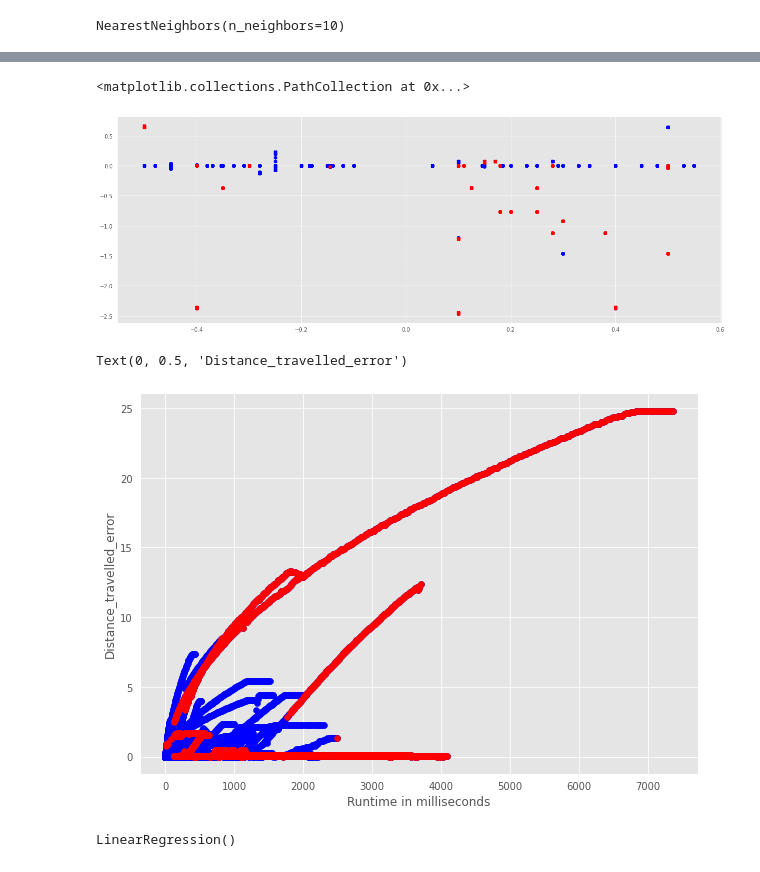
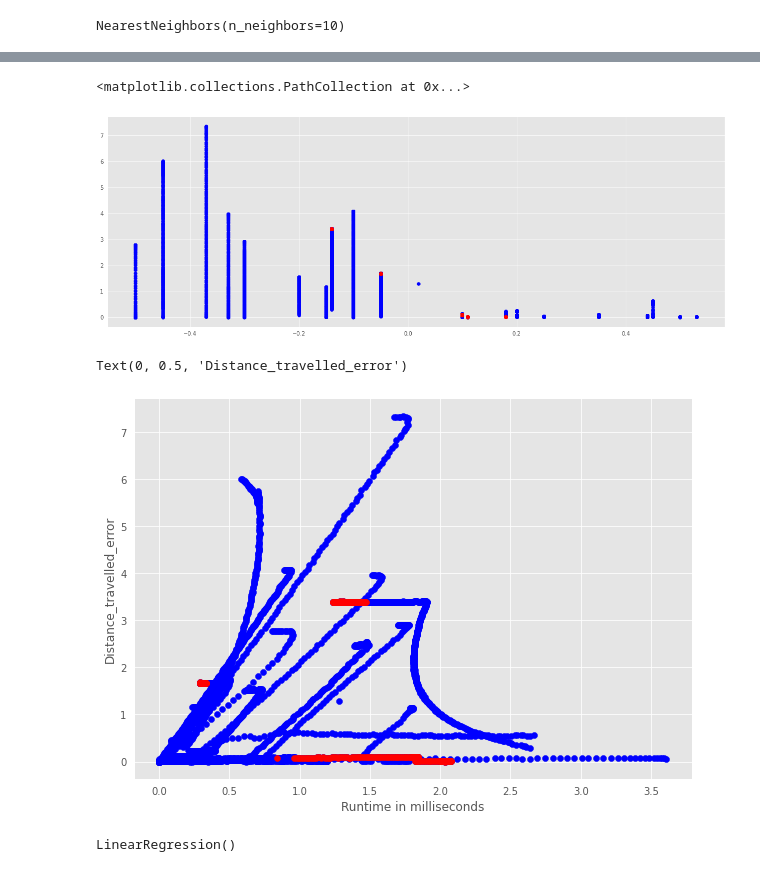
Before and after one commit to tejalvs/RobotOdometryMining, a Jupyter notebook: Modelling.ipynb, the cells around one changed output, grey strips where cells are left out. Saved outputs shown, nothing was run; the diff lists cells and outputs as text; code cells hidden in the pictures.

```diff
--- a/Modelling.ipynb
+++ b/Modelling.ipynb
@@ -623,7 +676,7 @@ import matplotlib.pyplot as plt
 from sklearn.neighbors import NearestNeighbors
 # %%
 
-df = mobile_robot_data[['X_ODOM','Y_ODOM','X_GR','Y_GR','Theta','Velocity','Cumulative_Time','Cumulative_Theta','Distance_travelled_error']]
+df = mobile_robot_data[['Velocity','Cumulative_Time','Distance_travelled_error','X_error','Y_error']]
 nbrs = NearestNeighbors(n_neighbors = 10)
 # fit model
 nbrs.fit(df)
@@ -693,21 +773,21 @@ outlier_values
 # %%
 plt.figure(figsize=(20, 7))
-plt.scatter(df["Velocity"], df["Theta"], color = "b")
+plt.scatter(df["Velocity"], df["Distance_travelled_error"], color = "b")
 # plot outlier values
-plt.scatter(outlier_values["Velocity"], outlier_values["Theta"], color = "r")
+plt.scatter(outlier_values["Velocity"], outlier_values["Distance_travelled_error"], color = "r")
 # %% [output]
 <matplotlib.collections.PathCollection at 0x...>
-[figure, old version]
+[figure, new version]
 # %%
 plt.figure(figsize=(10, 7))
-plt.scatter(df["Cumulative_Time"], df["Distance_travelled_error"], color = "b")
+plt.scatter(df["X_error"], df["Distance_travelled_error"], color = "b")
 # plot outlier values
-plt.scatter(outlier_values["Cumulative_Time"], outlier_values["Distance_travelled_error"], color = "r")
+plt.scatter(outlier_values["X_error"], outlier_values["Distance_travelled_error"], color = "r")
 plt.xlabel("Runtime in milliseconds")
 plt.ylabel("Distance_travelled_error")
 # %% [output]
 Text(0, 0.5, 'Distance_travelled_error')
-[figure, old version]
+[figure, new version]
 # %%
 from sklearn import linear_model
 from sklearn.model_selection import train_test_split
```
Also changed, not shown: parts of 54 cells of this notebook.
